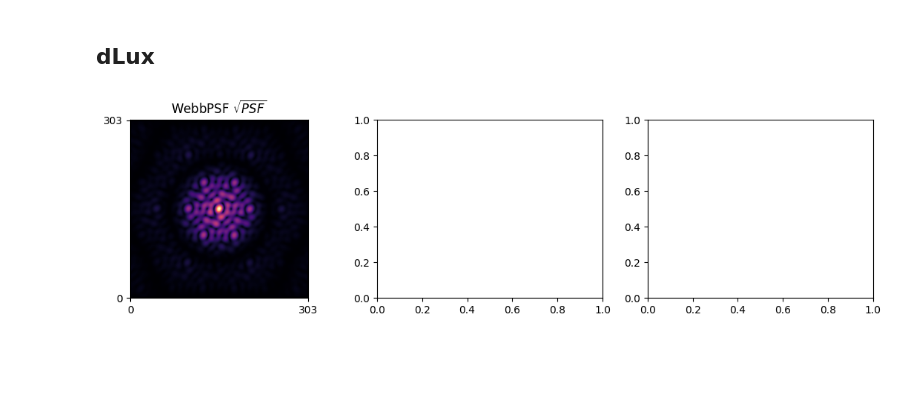
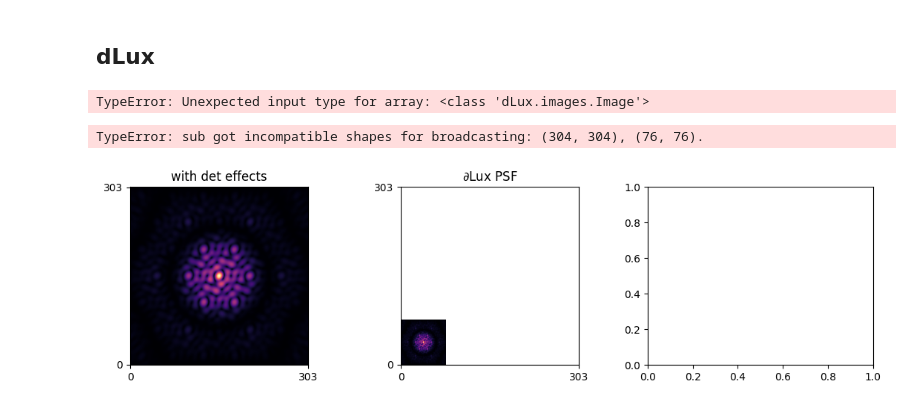
Before and after one commit to maxecharles/jwst-phd, a Jupyter notebook: NIRISS_model.ipynb, the cells around one changed output. Drawn from its saved outputs; the diff is of its cells as text; code cells hidden in the pictures; blank space fills up the shorter version.

```diff
--- a/NIRISS_model.ipynb
+++ b/NIRISS_model.ipynb
@@ -103,26 +103,62 @@ dl.detectors.DetectorLayer?
+# %%
+baseline = 0.
+NIS_CEN_aperture = NIRISS.siaf.apertures['NIS_CEN']
+
+# Construct Detector
+detector = dl.LayeredDetector([
+    dl.ApplyJitter(sigma=1.5),  # Gaussian Jitter
+    dl.detector_layers.RotateDetector(-d2r(getattr(NIS_CEN_aperture, "V3IdlYAngle"))),  # Rotates PSF by half a degree
+    DistortionFromSiaf(aperture=NIS_CEN_aperture, oversample=oversample),  # Wavefront sphere to wavefront plane TODO fix ValueError: Expected tuple, got 0.0.
+    # dl.IntegerDownsample(kernel_size=oversample),  # Downsample to detector pixel scale
+    # ApplyBFE(1e-6),  # Apply BFE TODO fix 'Image' object has no attribute 'shape'
+    dl.AddConstant(baseline),  # Add baseline
+])
+
+source = dl.PointSource(wavelengths=wavels, weights=weights)
+instrument = dl.Instrument(optics=optics, sources=source, detector=detector)
+
+dluxdetpsf = instrument.model()
+# %% [output]
+TypeError: Unexpected input type for array: <class 'dLux.images.Image'>
+# %%
+# Construct Detector
+detector2 = dl.LayeredDetector([
+    # dl.ApplyJitter(sigma=1.5),
+    # dl.detector_layers.RotateDetector(-d2r(getattr(NIS_CEN_aperture, "V3IdlYAngle"))),
+    # DistortionFromSiaf(aperture=NIS_CEN_aperture, oversample=oversample),
+    # dl.IntegerDownsample(kernel_size=oversample),
+    # ApplyBFE(1e-6),
+    # dl.AddConstant(baseline),
+])
+
+instrument2 = dl.Instrument(optics=optics, sources=source, detector=detector2)
+
+webbpsfdetpsf = instrument2.model()
 # %%
 # plotting
 fig, ax = plt.subplots(1, 3, figsize=(11, 4))
 fig.subplots_adjust(left=0.03, right=0.97, top=0.8, bottom=0.2)
 
 # WebbPSF PSF
 c0 = ax[0].imshow(webbpsfdetpsf**.5, cmap='magma')
 ax[0].set(title='WebbPSF $\sqrt{PSF}$', xticks=ticks, yticks=ticks)
+ax[0].set(title='with det effects', xticks=ticks, yticks=ticks)
 # fig.colorbar(c0, label='Relative Intensity')
 
-# # dLux PSF
-# c1 = ax[1].imshow(dluxdetpsf**5, cmap='inferno')
-# ax[1].set(title=r'$\partial$Lux PSF')
-# # fig.colorbar(c1, label='Relative Intensity')
+# dLux PSF
+c1 = ax[1].imshow(dluxdetpsf**.5, cmap='magma')
+ax[1].set(title=r'$\partial$Lux PSF', xticks=ticks, yticks=ticks)
+# fig.colorbar(c1, label='Relative Intensity')
 
-# # Residuals
-# residuals = webbpsfpsf - dluxpsf
-# bounds = np.array([-residuals.min(), residuals.max()])
-# c2 = ax[2].imshow(residuals, cmap='seismic',
-#                   vmin=-bounds.max(), vmax=bounds.max())
-# ax[2].set(title=f'All Close = {np.allclose(webbpsfpsf, dluxpsf)}')
-# fig.colorbar(c2, label='Residual')
+# Residuals
+residuals = webbpsfdetpsf - dluxdetpsf
+bounds = np.array([-residuals.min(), residuals.max()])
+c2 = ax[2].imshow(residuals, cmap='seismic',
+                  vmin=-bounds.max(), vmax=bounds.max())
+ax[2].set(title=f'All Close = {np.allclose(webbpsfdetpsf, dluxdetpsf)}')
+fig.colorbar(c2, label='Residual')
 
 plt.show()
 # %% [output]
+TypeError: sub got incompatible shapes for broadcasting: (304, 304), (76, 76).
-[figure, old version]
+[figure, new version]
```
Also changed, not shown: parts of 6 cells of this notebook, 2 other files.
